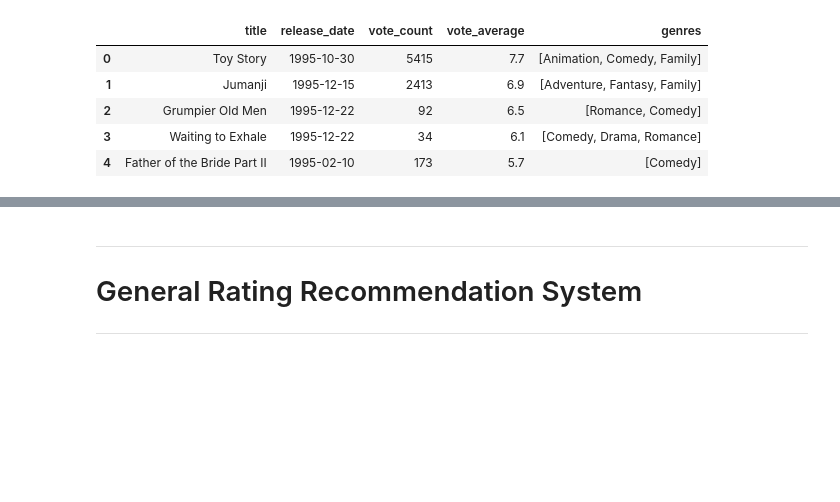
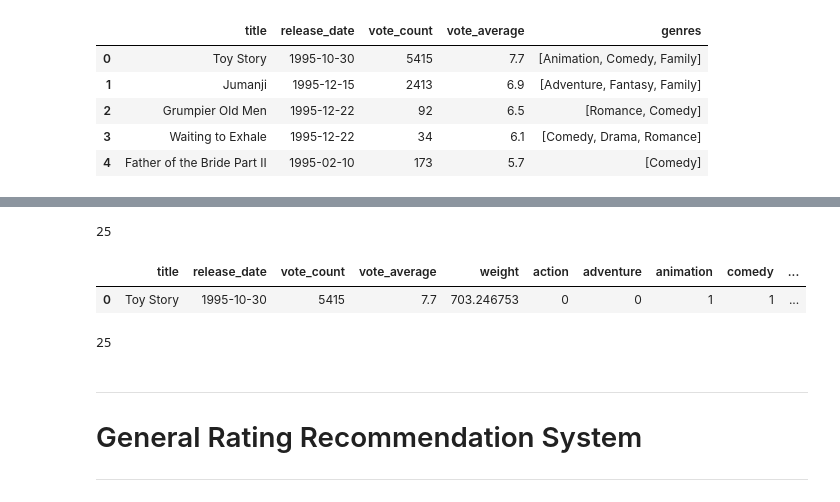
Before and after one commit to denissotnikov4/movie-recommender-systems, a Jupyter notebook: rating_recommendation_system.ipynb, the cells around one changed output, grey strips where cells are left out. Saved outputs shown, nothing was run; the diff lists cells and outputs as text; code cells hidden in the pictures; blank space fills up the shorter version.

```diff
--- a/rating_recommendation_system.ipynb
+++ b/rating_recommendation_system.ipynb
@@ -169,0 +184,4 @@ df.head()
+# %%
+df.columns.nunique()
+# %% [output]
+25
@@ -170,3 +198,12 @@ df.head()
+# %%
+df.head(1)
+# %% [output]
+|  | title | release_date | vote_count | vote_average | weight | action | adventure | animation | comedy | ... |
+| 0 | Toy Story | 1995-10-30 | 5415 | 7.7 | 703.246753 | 0 | 0 | 1 | 1 | ... |
+# %%
+df.columns.nunique()
+# %% [output]
+25
 # %% [markdown]
 
 
```
Also changed, not shown: parts of 12 cells of this notebook.
